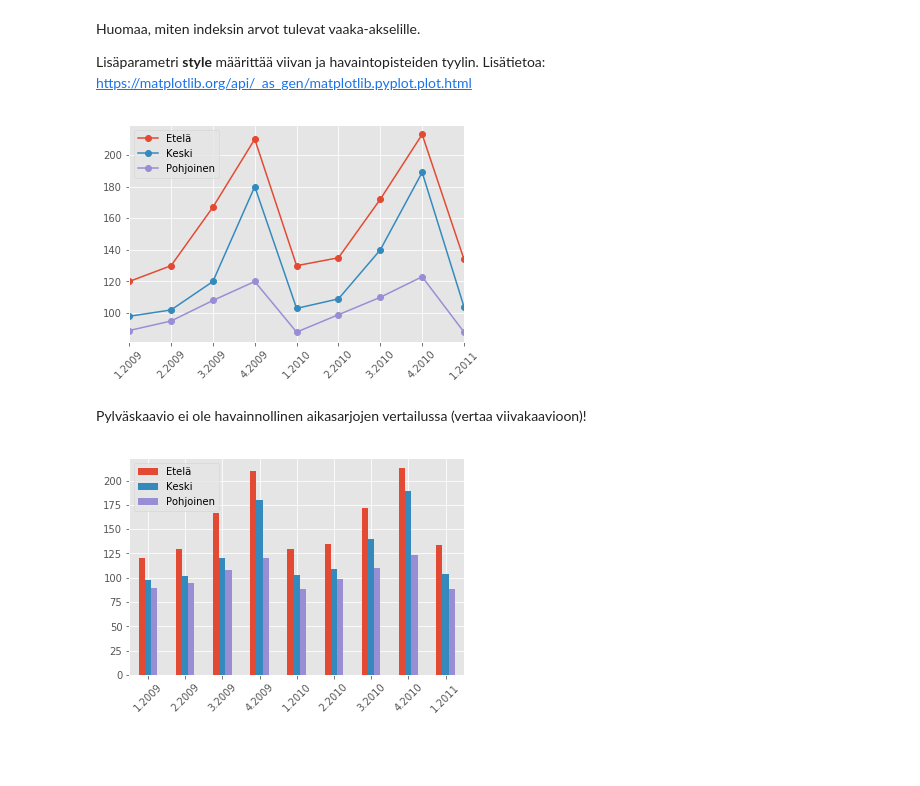
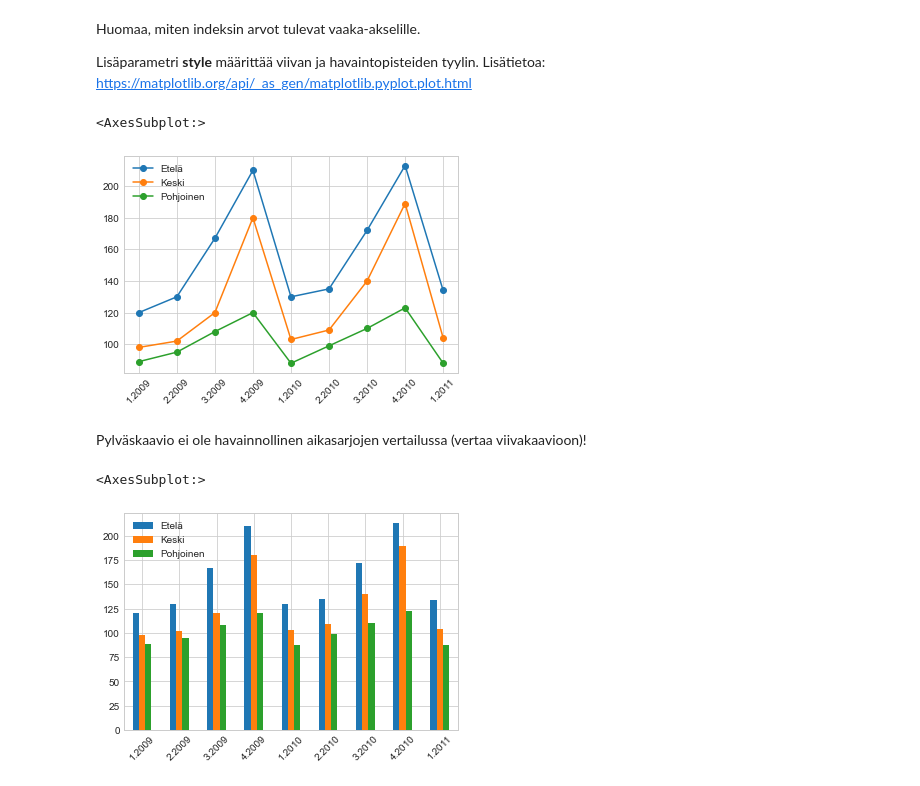
Before and after one commit to taanila/kaaviot, a Jupyter notebook: kaaviot9.ipynb, the cells around one changed output. Cells and saved outputs as stored; diff of their text form; code cells hidden in the pictures; blank space fills up the shorter version.

```diff
--- a/kaaviot9.ipynb
+++ b/kaaviot9.ipynb
@@ -1,10 +6,9 @@
 # %%
 import pandas as pd
 import matplotlib.pyplot as plt
-%matplotlib inline
 
 #valmiin tyylimäärittelyn käyttöönotto
-plt.style.use('ggplot')
+plt.style.use('seaborn-whitegrid')
 # %% [markdown]
 <h2>Aikasarjojen vertailu</h2>
 # %%
@@ -30,12 +34,14 @@ Huomaa, miten indeksin arvot tulevat vaaka-akselille.
 
 Lisäparametri <b>style</b> määrittää viivan ja havaintopisteiden tyylin. Lisätietoa: https://matplotlib.org/api/_as_gen/matplotlib.pyplot.plot.html
 # %%
-ax1 = df.plot(style='-o', rot=45)
+df.plot(style='-o', rot=45)
 # %% [output]
+<AxesSubplot:>
-[figure, old version]
+[figure, new version]
 # %% [markdown]
 Pylväskaavio ei ole havainnollinen aikasarjojen vertailussa (vertaa viivakaavioon)!
 # %%
-ax2 = df.plot.bar(rot=45)
+df.plot.bar(rot=45)
 # %% [output]
+<AxesSubplot:>
-[figure, old version]
+[figure, new version]
```
Also changed, not shown: parts of 1 cell of this notebook.
